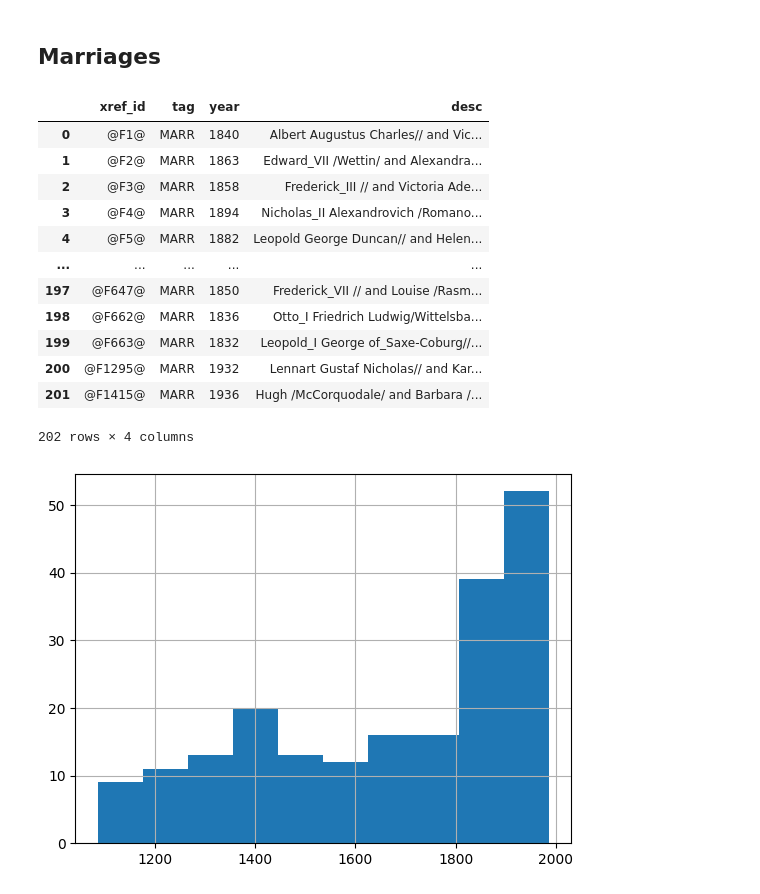
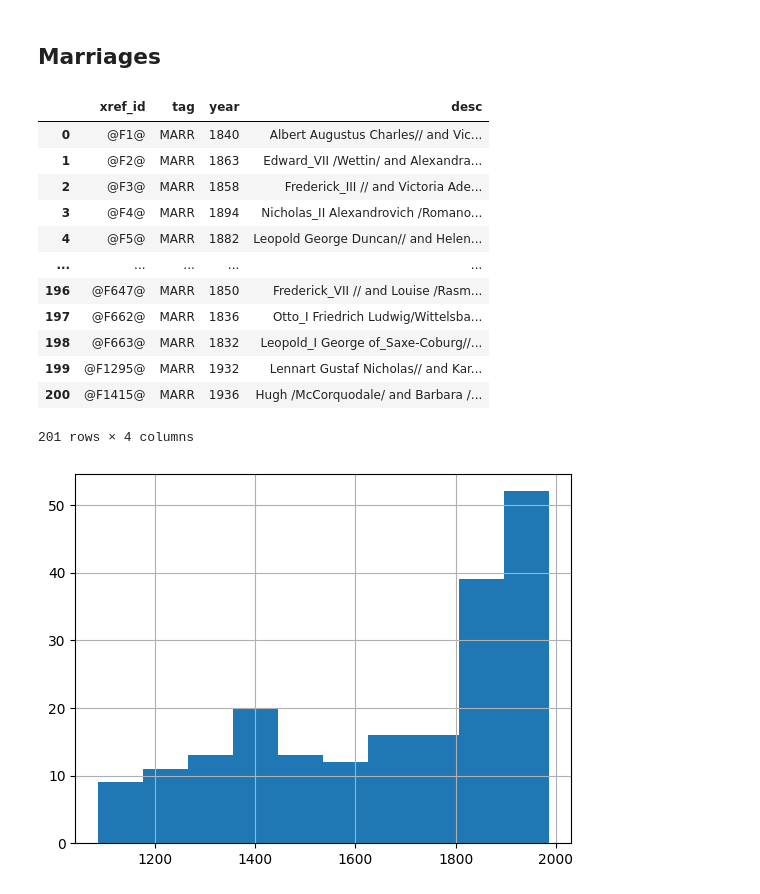
Before and after one commit to joehowells/timeline-gedcom, a Jupyter notebook: 2_data_extraction.ipynb, the cells around one changed output. Drawn from its saved outputs; the diff is of its cells as text; code cells hidden in the pictures.

```diff
--- a/2_data_extraction.ipynb
+++ b/2_data_extraction.ipynb
@@ -22,7 +22,10 @@ def iterator():
         for birt in indi.birt:
             if birt.date is not None and birt.plac is not None:
                 desc = f"{indi.name[0].value} is born in {birt.plac.value}"
-                yield indi.xref_id, "BIRT", year(birt.date.value), desc
+                date_year = year(birt.date.value)
+
+                if date_year is not None:
+                    yield indi.xref_id, "BIRT", date_year, desc
 
 
 df_birth = pd.DataFrame(
@@ -57,7 +60,10 @@ def iterator():
         for deat in indi.deat:
             if deat.date is not None and deat.plac is not None:
                 desc = f"{indi.name[0].value} dies in {deat.plac.value}"
-                yield indi.xref_id, "DEAT", year(deat.date.value), desc
+                date_year = year(deat.date.value)
+
+                if date_year is not None:
+                    yield indi.xref_id, "DEAT", date_year, desc
 
 
 df_death = pd.DataFrame(
@@ -93,40 +99,43 @@ def iterator():
             continue
 
         husb_indi = fam.husb.ref
         wife_indi = fam.wife.ref
 
         assert isinstance(husb_indi, INDI)
         assert isinstance(wife_indi, INDI)
 
         husb_name = husb_indi.name[0].value
         wife_name = wife_indi.name[0].value
 
         for marr in fam.marr:
             if marr.date is not None and marr.plac is not None:
                 desc = f"{husb_name} and {wife_name} marry in {marr.plac.value}"
-                yield fam.xref_id, "MARR", year(marr.date.value), desc
+                date_year = year(marr.date.value)
+
+                if date_year is not None:
+                    yield fam.xref_id, "MARR", date_year, desc
 
 
 df_marriage = pd.DataFrame(
     data=iterator(),
     columns=["xref_id", "tag", "year", "desc"],
 )
 df_marriage.year = df_marriage.year.astype("Int64")
 df_marriage
 # %% [output]
 |  | xref_id | tag | year | desc |
 | 0 | @F1@ | MARR | 1840 | Albert Augustus Charles// and Vic... |
 | 1 | @F2@ | MARR | 1863 | Edward_VII /Wettin/ and Alexandra... |
 | 2 | @F3@ | MARR | 1858 | Frederick_III // and Victoria Ade... |
 | 3 | @F4@ | MARR | 1894 | Nicholas_II Alexandrovich /Romano... |
 | 4 | @F5@ | MARR | 1882 | Leopold George Duncan// and Helen... |
 | ... | ... | ... | ... | ... |
-| 197 | @F647@ | MARR | 1850 | Frederick_VII // and Louise /Rasm... |
-| 198 | @F662@ | MARR | 1836 | Otto_I Friedrich Ludwig/Wittelsba... |
-| 199 | @F663@ | MARR | 1832 | Leopold_I George of_Saxe-Coburg//... |
-| 200 | @F1295@ | MARR | 1932 | Lennart Gustaf Nicholas// and Kar... |
-| 201 | @F1415@ | MARR | 1936 | Hugh /McCorquodale/ and Barbara /... |
+| 196 | @F647@ | MARR | 1850 | Frederick_VII // and Louise /Rasm... |
+| 197 | @F662@ | MARR | 1836 | Otto_I Friedrich Ludwig/Wittelsba... |
+| 198 | @F663@ | MARR | 1832 | Leopold_I George of_Saxe-Coburg//... |
+| 199 | @F1295@ | MARR | 1932 | Lennart Gustaf Nicholas// and Kar... |
+| 200 | @F1415@ | MARR | 1936 | Hugh /McCorquodale/ and Barbara /... |
-202 rows × 4 columns
+201 rows × 4 columns
 # %%
 df_marriage.year.hist();
 # %% [output]
```
Also changed, not shown: parts of 4 cells of this notebook, 2 other files.
